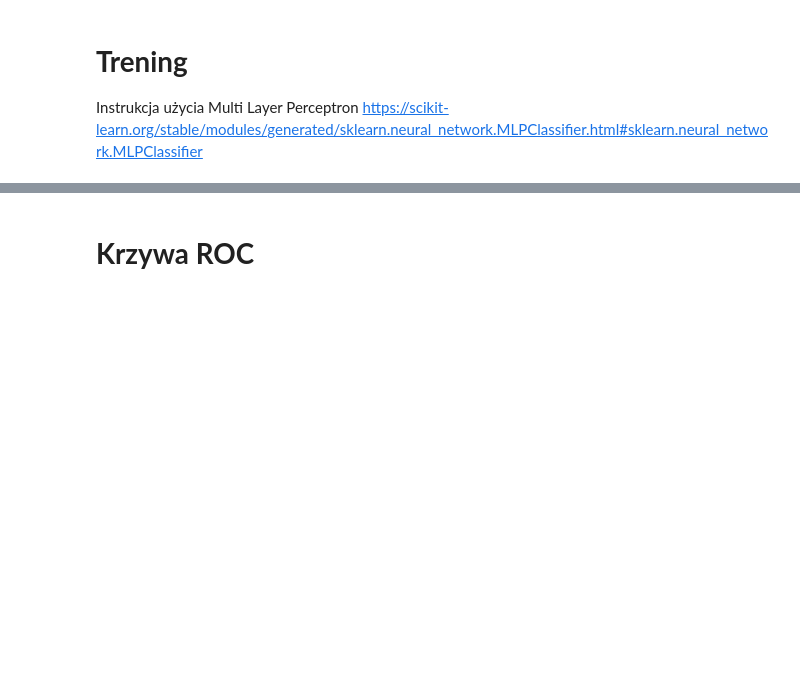
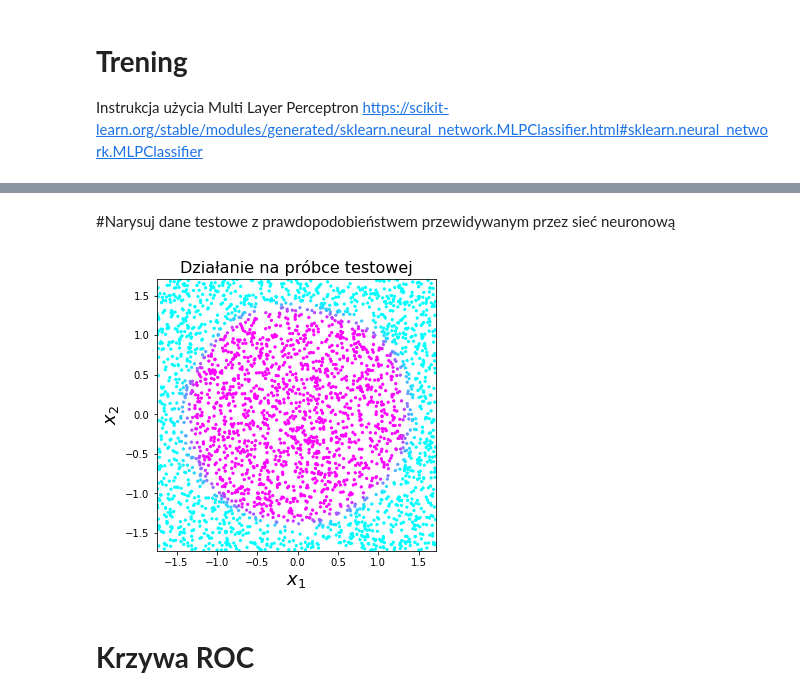
Before and after one commit to marcinwolter/DeepLearning_2020_private, a Jupyter notebook: cwiczenia_1a.ipynb, the cells around one changed output, grey strips where cells are left out. Drawn from its saved outputs; the diff is of its cells as text; code cells hidden in the pictures; blank space fills up the shorter version.

```diff
--- a/cwiczenia_1a.ipynb
+++ b/cwiczenia_1a.ipynb
@@ -418,3 +445,9 @@ Score =  0.9926666666666667
+# %% [markdown]
+#Narysuj dane testowe z prawdopodobieństwem przewidywanym przez sieć neuronową
+# %%
+draw_result(X_test, Z)
+# %% [output]
+[figure, added]
 # %% [markdown]
 # **Krzywa ROC**
 # %%
```
Also changed, not shown: parts of 13 cells of this notebook.
